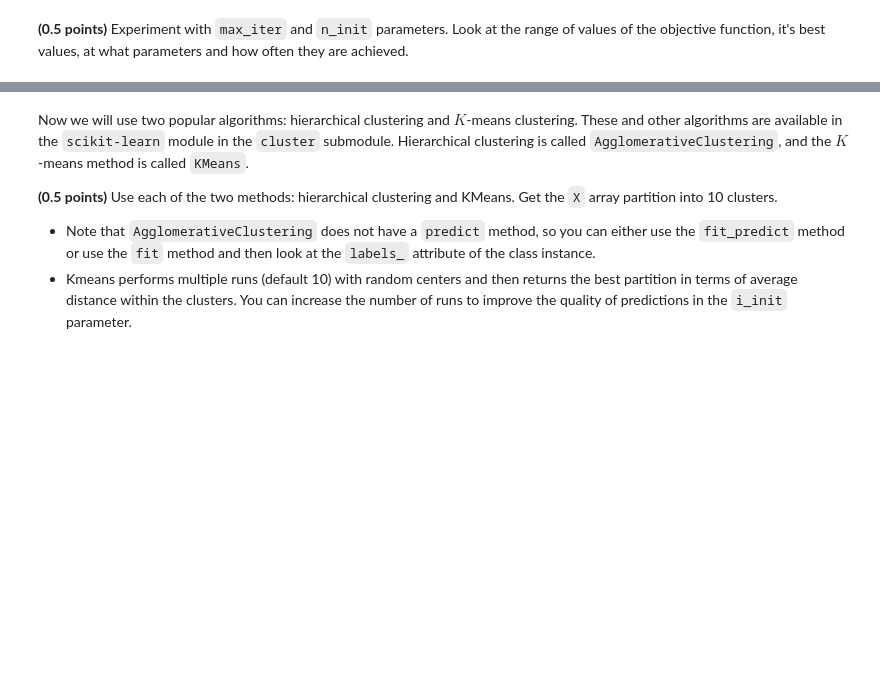
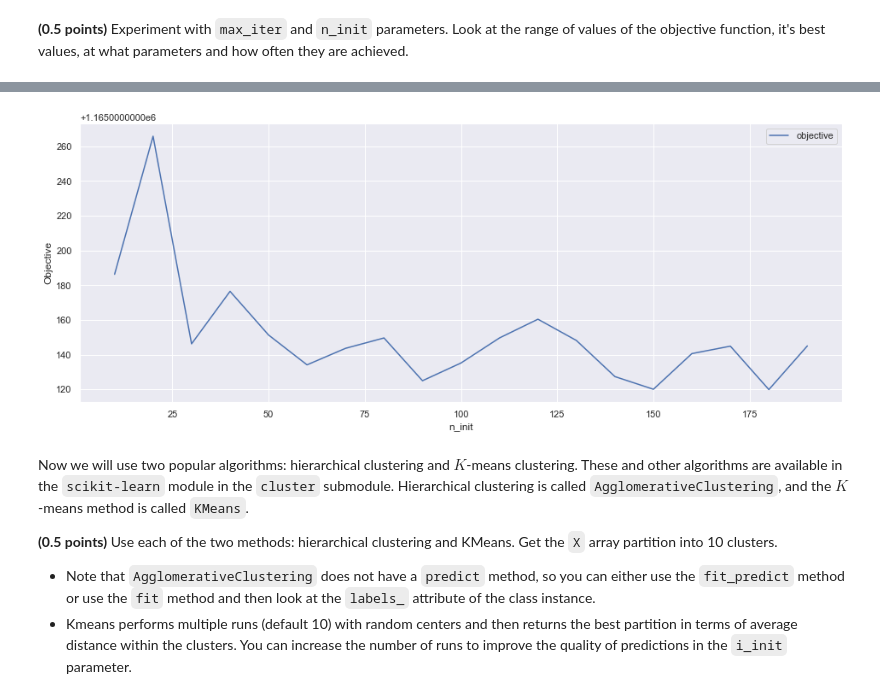
Before and after one commit to DariaHv/rs_school_ml_1, a Jupyter notebook: clustering.ipynb, the cells around one changed output, grey strips where cells are left out. Cells and saved outputs as stored; diff of their text form; code cells hidden in the pictures; blank space fills up the shorter version.

```diff
--- a/clustering.ipynb
+++ b/clustering.ipynb
@@ -177,3 +174,22 @@ ValueError: Shape of passed values is (77, 1), indices imply (70, 1)
+# %%
+n_inits, obj = [], []
+for n_init in range(10,200,10):
+    n_inits.append(n_init)
+    model = KMeans(n_clusters=10, max_iter=20, n_init=n_init)
+    model.fit(X)
+    obj.append(-model.score(X))
+
+        #test_scores.append(accuracy_score(y_test, y_pred))
+res = pd.DataFrame(data={'obj': obj}, index=n_inits)
+sns.set(rc={'figure.figsize':(16, 6)})
+plt.plot(res['obj'], label='objective')
+   # plt.plot(res_metrics['test'], label='test score')
+plt.xlabel('n_init')
+plt.ylabel('Objective')
+plt.legend()
+plt.show()
+# %% [output]
+[figure, added]
 # %% [markdown]
 Now we will use two popular algorithms: hierarchical clustering and $K$-means clustering. These and other algorithms are available in the `scikit-learn` module in the `cluster` submodule. Hierarchical clustering is called `AgglomerativeClustering`, and the $K$-means method is called `KMeans`.
 
```
Also changed, not shown: parts of 9 cells of this notebook.
